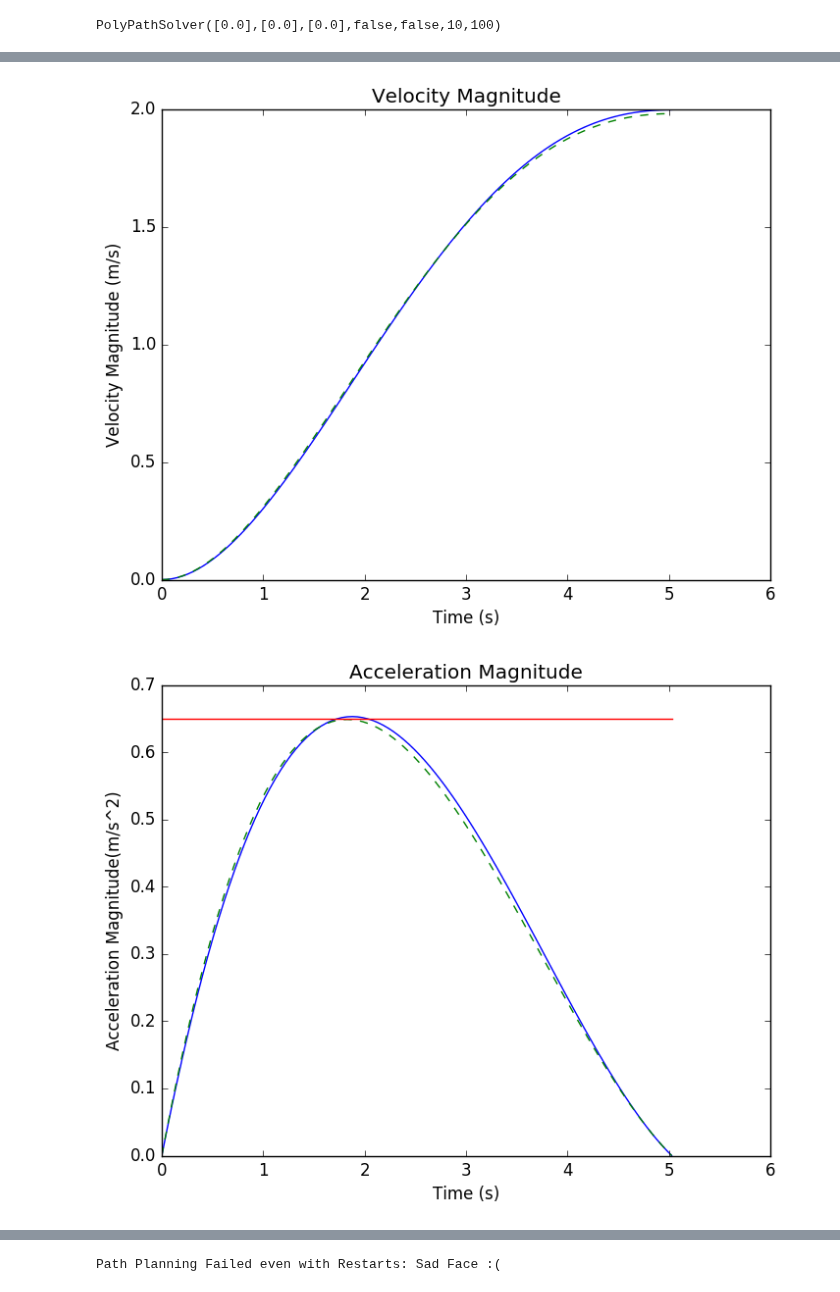
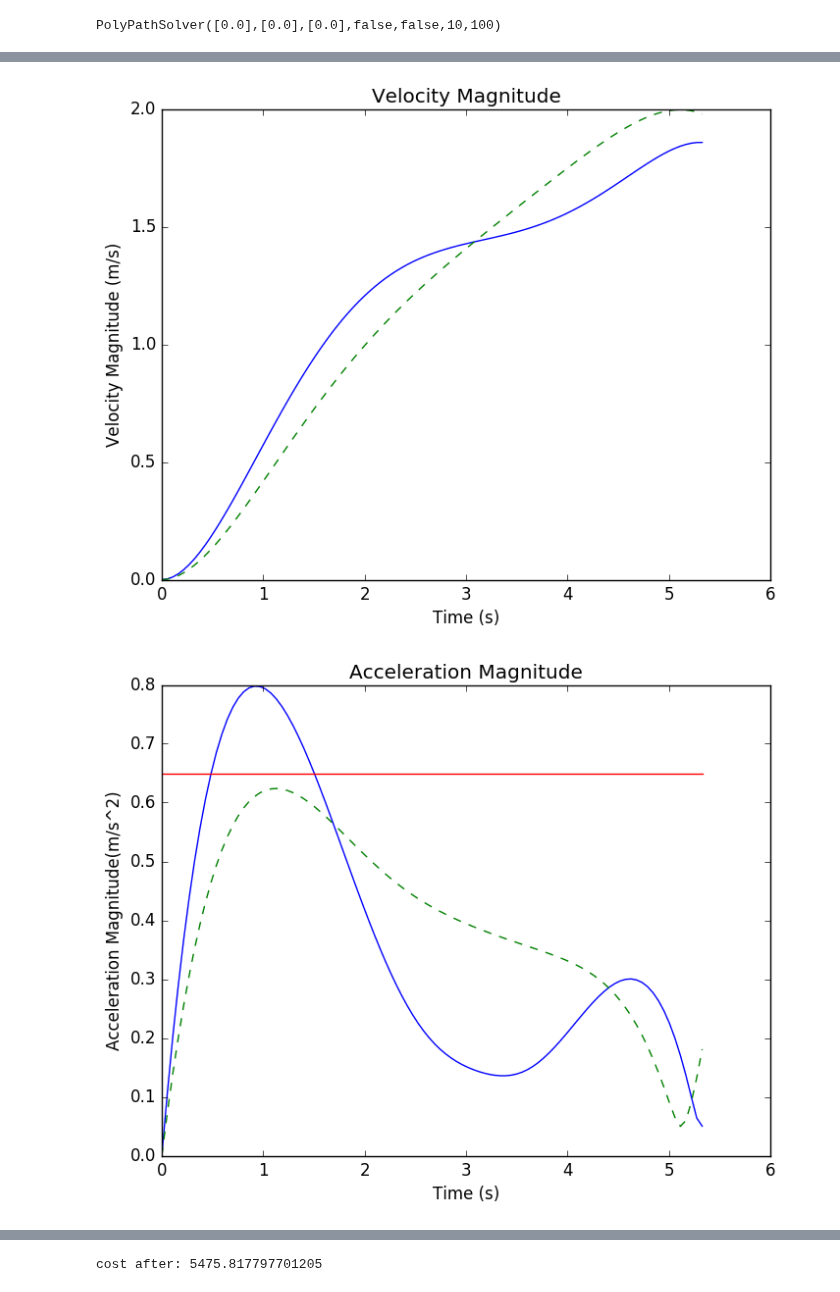
Before and after one commit to stefantj/polynomial-path-smoothing, a Jupyter notebook: TestingBestLocalPlanner.ipynb, the cells around one changed output, grey strips where cells are left out. Saved outputs shown, nothing was run; the diff lists cells and outputs as text; code cells hidden in the pictures.

Commit message:
diagnosed the problem to a local minimum problem that I do not know how to solve

```diff
--- a/TestingBestLocalPlanner.ipynb
+++ b/TestingBestLocalPlanner.ipynb
@@ -25,10 +25,10 @@ WARNING: Method definition selfGradientDescent(Main.PathSol, Main.PathProblem, M
 # %%
 #Construct the all the containers
 tuningI = TuningParams([0;1;0;1;0],    # q_coeff::Vector{Int64}
-                       [500.0;5000.0;5000.0],    # softConstrWeights::Vector{Float64}
-                        0.2,           # numericVelWeight::Float64
-                        25,             # obstacleWeight::Float64
-                        0.1,           # derivativeWeight::Float64
+                       [0.0;0.0;5000.0],    # softConstrWeights::Vector{Float64}
+                        0.0,           # numericVelWeight::Float64
+                        1,             # obstacleWeight::Float64
+                        0.0,           # derivativeWeight::Float64
                         0.02,          # precision::Float64
                         100,            # iterations::Int64
                         0.01,          # timeStep::Float64
@@ -43,8 +43,8 @@ tuningI = TuningParams([0;1;0;1;0],    # q_coeff::Vector{Int64}
                         100,           # timeRes::Int64
                         0.01,          # precisionVel::Float64
                         0.95,          # percentAcc::Float64
-                        10000.0,           # accelWeight::Float64
-                        10,          # perturbation::Float64
+                        1000,           # accelWeight::Float64
+                        0.05,          # perturbation::Float64
                         0.25,        # posMaxAdd::Float64
                         0.05,         # velMaxAdd::Float64
                         0.05,         # accelMaxAdd::Float64
@@ -55,7 +55,7 @@ problem = PathProblem( [1.0 0.0 0.0;        # x
                        [5.0 0.0 0.0;                # x
                         5.0 0.0 0.0;                # y
                         7.0 0.0 0.0]'',             # z #end_config::Array{Float64,2}
-[true,true,false],              # soft_constr::Vector{Bool}
+[true,true,true],              # soft_constr::Vector{Bool}
                         true,               # DijkstraNotFMT::Bool
                         zeros(0,2),         # PconstrFixed::Array{Float64,2}
     #TODO: actually create a constructor function to construct the constr* and time index vectors
@@ -246,6 +250,7 @@ while(solvHelp.PunVerified)
 
     #update the free constraints as necessary
     problem.PconstrFree = updateFreeConstr(problem,solvHelp);
+    #problem.PconstrFree = createRandomRestart(problem, tuningI);
 
     #solve for the polynomial coefficients
     solution.coeffs = solvePolysInitially(problem,solvHelp);
@@ -268,6 +273,13 @@ while(solvHelp.PunVerified)
         continue;
     end
     #If verified do not say verified  until next verify
+
+    #Check if not hitting an obstacle since if it is it will not succeed.
+    if(any(problem.costmap[solution.cells].>=FATAL_OBJECT))
+        #Break and go to random restarts
+        println("Hit Object")
+        break;
+    end
 
     #Plotting that can be removed later plots initial solution as a solid line
     debugPlot(solution, problem, tuningI)
@@ -300,7 +312,7 @@ end
 #Save temporary free constraints
 freeConstrFirst = problem.PconstrFree;
 #Start random restarts if hitting an obstacle
-restartCounter = 10;
+restartCounter = 0;
 while((any(problem.costmap[solution.cells] .>= FATAL_OBJECT) || solvHelp.PunVerified) &&
     restartCounter < tuningI.numberOfRandomRestarts)
     #Print message about hitting an obstacle and random restarting
@@ -406,2 +407,2 @@ Plan Fail: Went out of Bounds in First Optimize Step
-[figure, old version]
+[figure, new version]
-[figure, old version]
+[figure, new version]
@@ -410,4 +411,4 @@ Plan Fail: Went out of Bounds in First Optimize Step
-Path Planning Failed even with Restarts: Sad Face :(
+cost after: 5475.817797701205
 1-element Array{Any,1}:
  PyObject <matplotlib.lines.Line2D object at 0x...>
 # %%
```
Also changed, not shown: parts of 4 cells of this notebook, 1 other file.
